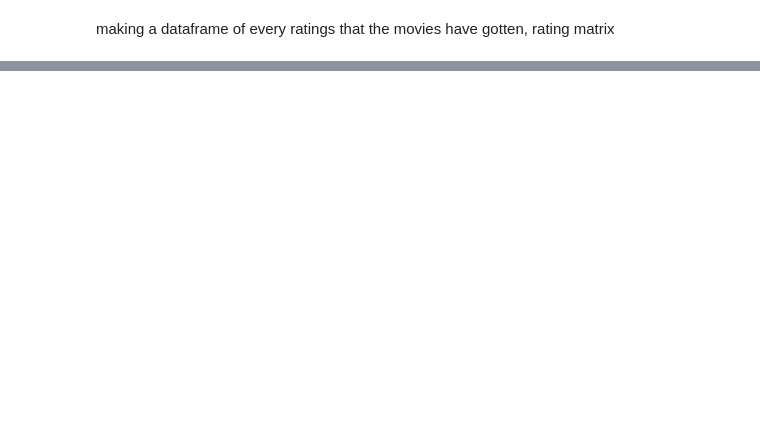
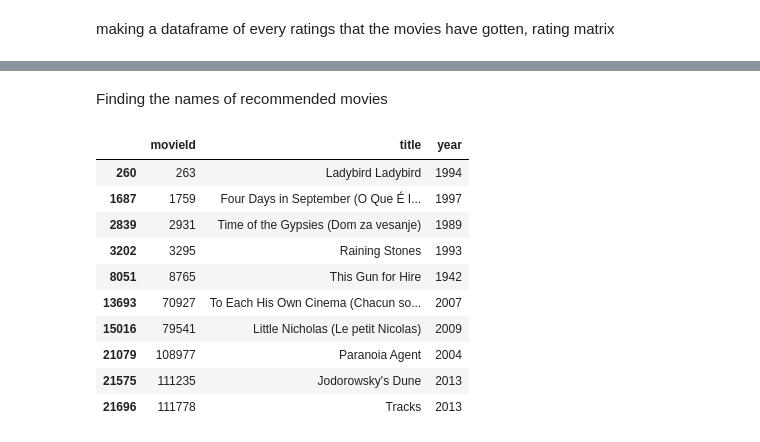
Before and after one commit to Rajputprashantsingh/EDA_Projects-, a Jupyter notebook: Movie_Recommendation/movie_recomm.ipynb, the cells around one changed output, grey strips where cells are left out. Cells and saved outputs as stored; diff of their text form; code cells hidden in the pictures; blank space fills up the shorter version.

```diff
--- a/Movie_Recommendation/movie_recomm.ipynb
+++ b/Movie_Recommendation/movie_recomm.ipynb
@@ -375,0 +515,4 @@ userSubset.head()
+# %%
+#Multiplies the similarity by the user's ratings
+topUsersRating['weightedRating'] = topUsersRating['similarityIndex']*topUsersRating['rating']
+topUsersRating.head()
@@ -375,0 +528,5 @@ userSubset.head()
+# %%
+#Applies a sum to the topUsers after grouping it up by userId
+tempTopUsersRating = topUsersRating.groupby('movieId').sum()[['similarityIndex','weightedRating']]
+tempTopUsersRating.columns = ['sum_similarityIndex','sum_weightedRating']
+tempTopUsersRating.head()
@@ -375,0 +543,7 @@ userSubset.head()
+# %%
+#Creates an empty dataframe
+recommendation_df = pd.DataFrame()
+#Now we take the weighted average
+recommendation_df['weighted average recommendation score'] = tempTopUsersRating['sum_weightedRating']/tempTopUsersRating['sum_similarityIndex']
+recommendation_df['movieId'] = tempTopUsersRating.index
+recommendation_df.head()
@@ -375,0 +560,3 @@ userSubset.head()
+# %%
+recommendation_df = recommendation_df.sort_values(by='weighted average recommendation score', ascending=False)
+recommendation_df.head(10)
@@ -375,0 +576,16 @@ userSubset.head()
+# %% [markdown]
+Finding the names of recommended movies
+# %%
+movies.loc[movies['movieId'].isin(recommendation_df.head(10)['movieId'].tolist())]
+# %% [output]
+|  | movieId | title | year |
+| 260 | 263 | Ladybird Ladybird | 1994 |
+| 1687 | 1759 | Four Days in September (O Que É I... | 1997 |
+| 2839 | 2931 | Time of the Gypsies (Dom za vesanje) | 1989 |
+| 3202 | 3295 | Raining Stones | 1993 |
+| 8051 | 8765 | This Gun for Hire | 1942 |
+| 13693 | 70927 | To Each His Own Cinema (Chacun so... | 2007 |
+| 15016 | 79541 | Little Nicholas (Le petit Nicolas) | 2009 |
+| 21079 | 108977 | Paranoia Agent | 2004 |
+| 21575 | 111235 | Jodorowsky's Dune | 2013 |
+| 21696 | 111778 | Tracks | 2013 |
```
Also changed, not shown: parts of 25 cells of this notebook.
